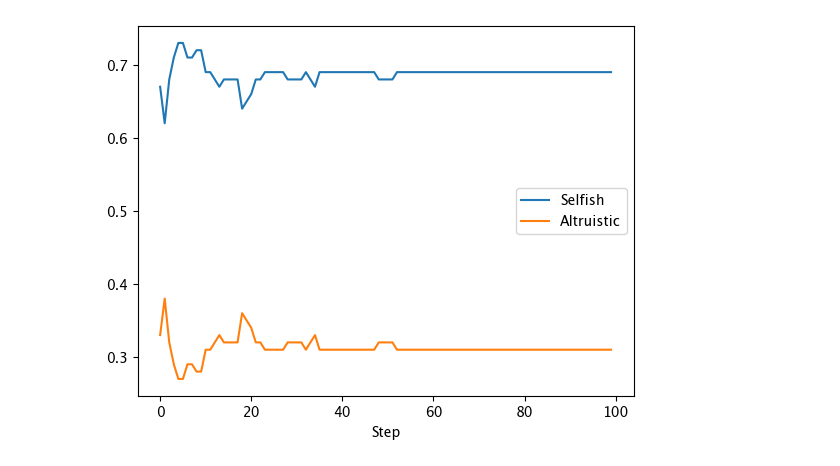
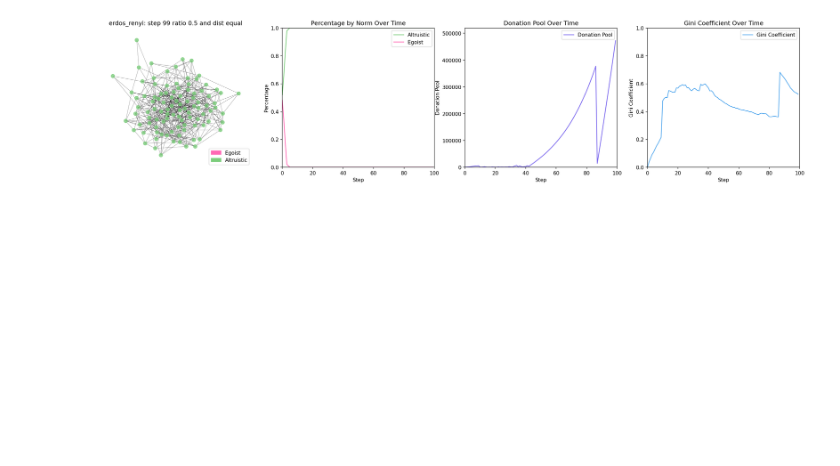
Before and after one commit to pollockDeVis/sfi_hw_normal_change, a Jupyter notebook: final_model.ipynb, the cells around one changed output. Cells and saved outputs as stored; diff of their text form; code cells hidden in the pictures; blank space fills up the shorter version.

Commit message:
updated final model code and doc

```diff
--- a/final_model.ipynb
+++ b/final_model.ipynb
@@ -251,6 +251,10 @@ random.seed(seed)
 np.random.seed(seed)
 
 # Normal Single Run
+
+wealth_distribution = "equal"
+network_type = "erdos_renyi" #"barabasi_albert"
+ratio_of_altruistic_agents = 0.5
 
 model = SocialNormModel(
             num_agents = 100,
@@ -263,11 +267,11 @@ model = SocialNormModel(
             max_expenditure = 15,
             min_expenditure=5,
             donation_ratio = 0.05, #not sensitive
-            ratio_of_altruistic_agents=0.3,
+            ratio_of_altruistic_agents=ratio_of_altruistic_agents,
             sufficiency_threshold = 6,
-            wealth_distribution="unequal",
+            wealth_distribution=wealth_distribution,
             norm_change_probability=0.74,
-            network_type="barabasi_albert",
+            network_type=network_type,
 
 )
 
@@ -276,18 +280,9 @@ timesteps = 100
 model.run_model(timesteps)
 
 # Get the data
-data = model.datacollector.get_agent_vars_dataframe()
+data = model.datacollector.get_agent_vars_dataframe().reset_index()
 gini = model.datacollector.get_model_vars_dataframe()["Gini"]
-
-# Plot the percentage of altruistic agents over time
-norm_counts = data.groupby("Step")["Norm"].value_counts(normalize=True).unstack().fillna(0)
-norm_counts.plot()
-
-# Change legend labels
-plt.legend(["Selfish", "Altruistic"])
-plt.show()
+donation_pool = model.datacollector.get_model_vars_dataframe()["donation_pool"]
-# %% [output]
-[figure, removed]
 # %%
 # Visualization Script
 import numpy as np
@@ -300,7 +295,7 @@ import matplotlib.patches as mpatches
 # Sample data simulation for demonstration purposes.
 # Replace this with your actual data.
 
-
+pos = nx.spring_layout(model.G)
 # Function to update all subplots
 def update_all(i):
 
@@ -320,20 +315,20 @@ def update_all(i):
     # Clear the axis and draw the graph
     ax1.cla()
     ax1.axis('off')
-    ax1.set_title(f'ER network: step {i} with ratio of altruistic agents 0.47')
+    ax1.set_title(f'{network_type}: step {i} ratio {str(ratio_of_altruistic_agents)} and dist {wealth_distribution}')
     nx.draw(model.G, pos, node_color=node_colors, with_labels=False,
             node_size=50,
             width=0.3,
             alpha=0.8,
             ax=ax1,)
-    selfish_patch = mpatches.Patch(color='#FF69B4', label='Selfish')
+    selfish_patch = mpatches.Patch(color='#FF69B4', label='Egoist')
     altruistic_patch = mpatches.Patch(color='#7CCD7C', label='Altruistic')
     ax1.legend(handles=[selfish_patch, altruistic_patch], loc='lower right')
 
     # Update Norm Percentage Plot
     ax2.cla()
     ax2.plot(norm_counts.index[:i+1], norm_counts[1][:i+1], label='Altruistic', color='#7CCD7C')
-    ax2.plot(norm_counts.index[:i+1], norm_counts[0][:i+1], label='Selfish', color='#FF69B4')
+    ax2.plot(norm_counts.index[:i+1], norm_counts[0][:i+1], label='Egoist', color='#FF69B4')
     ax2.set_ylim(0, 1)
     ax2.set_xlim(0, timesteps)
     ax2.set_xlabel('Step')
@@ -347,31 +342,33 @@ def update_all(i):
     ax3.set_xlim(0, len(donation_pool))
     ax3.set_ylim(0, donation_pool.max() * 1.1)  # Add some space above the max value for better visualization
     ax3.set_xlabel('Step')
     ax3.set_ylabel('Donation Pool')
     ax3.set_title('Donation Pool Over Time')
     ax3.legend(loc='upper right')
 
     # Update Gini Coefficient Plot
     ax4.cla()
     ax4.plot(gini.index[:i+1], gini[:i+1], label='Gini Coefficient', color='#5CACEE')
     ax4.set_ylim(0, 1)
     ax4.set_xlim(0, timesteps)
     ax4.set_xlabel('Step')
     ax4.set_ylabel('Gini Coefficient')
     ax4.set_title('Gini Coefficient Over Time')
     ax4.legend(loc='upper right')
 
 
 # Create a figure with three columns of subplots
 fig, (ax1, ax2, ax3, ax4) = plt.subplots(1, 4, dpi=150, figsize=(25, 5))
 
 
 # Create the combined animation
 fps = 10  # Frames per second
 ani = animation.FuncAnimation(fig, update_all, frames=timesteps, interval=1000/fps)
 
 # Save the animation as a gif
-ani.save('combined_animation_equal_no_transition.gif', writer='pillow', fps=fps)
+ani.save('./plots/' + f'{wealth_distribution}_{network_type}_{str(ratio_of_altruistic_agents)}.gif', writer='pillow', fps=fps)
 
 # Display the final plot
 plt.show()
+# %% [output]
+[figure, added]
```
Also changed, not shown: 8 other files.
